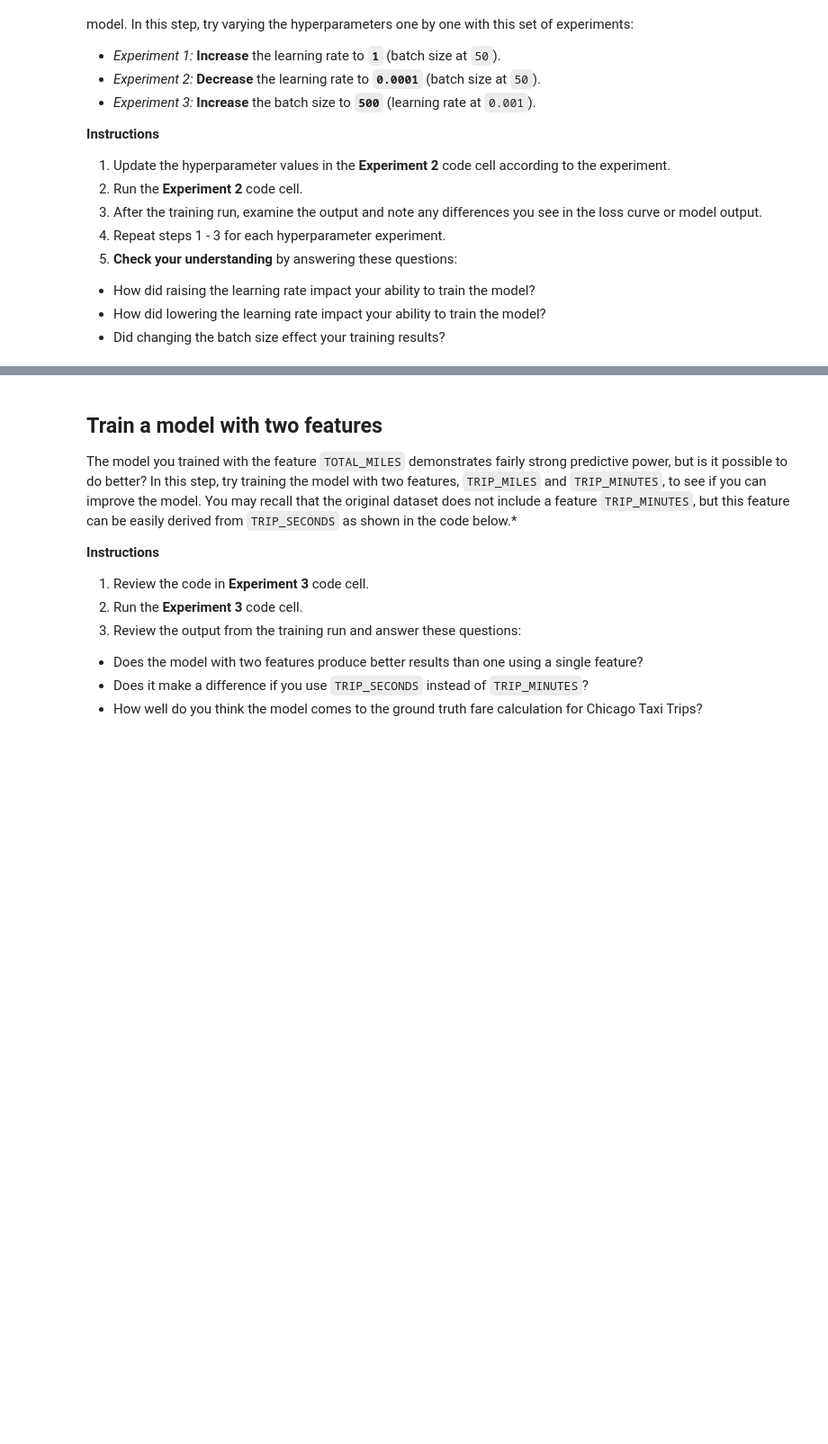
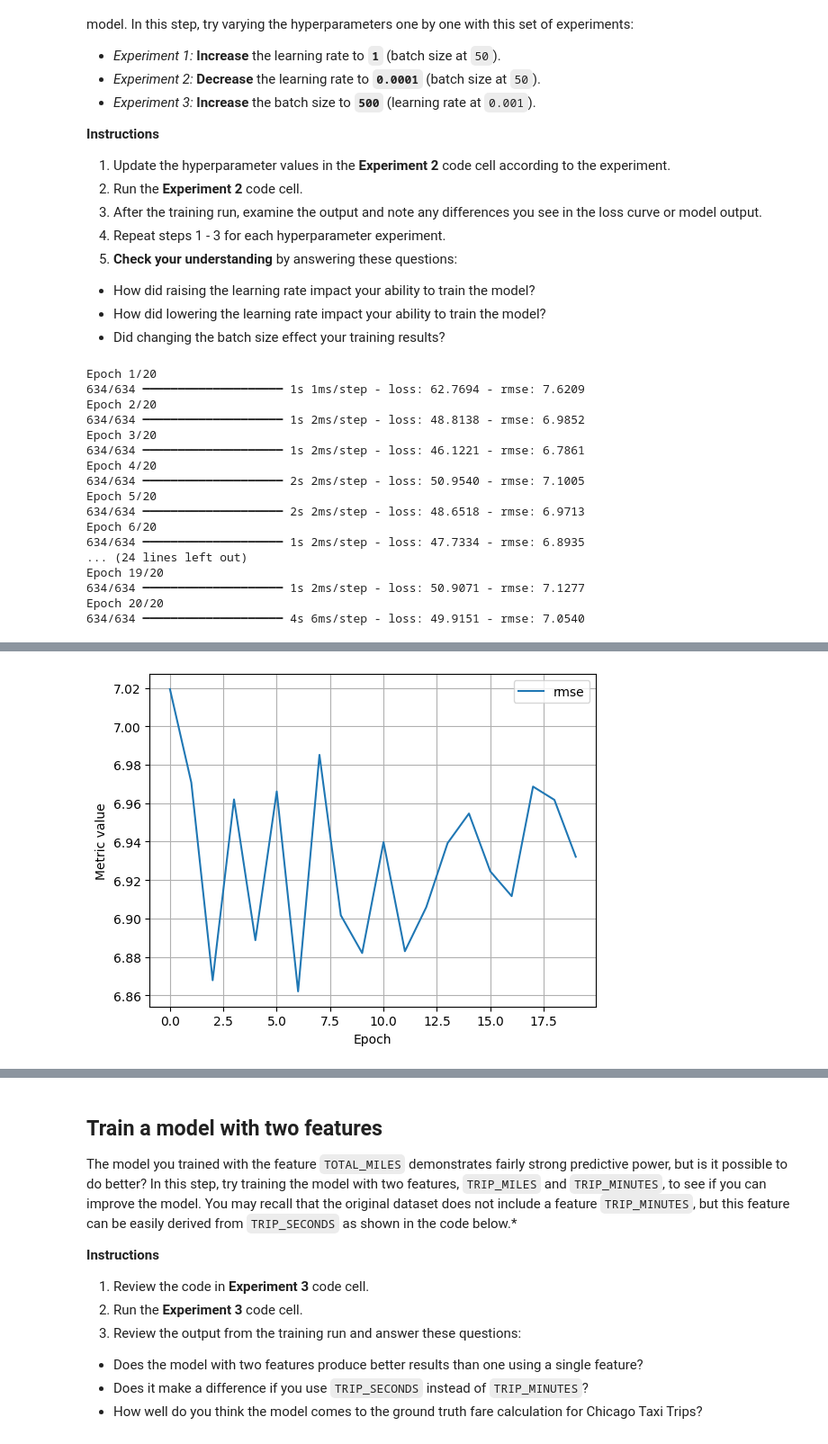
Before and after one commit to Hamtak0/DeepLearning, a Jupyter notebook: linear_regression_taxi.ipynb, the cells around one changed output, grey strips where cells are left out. Shown at 90% size. Saved outputs shown, nothing was run; the diff lists cells and outputs as text; code cells hidden in the pictures; blank space fills up the shorter version.

```diff
--- a/linear_regression_taxi.ipynb
+++ b/linear_regression_taxi.ipynb
@@ -352,8 +483,8 @@ It is common with machine learning to run multiple experiments to find the best
 
 # The following variables are the hyperparameters.
 # TODO - Adjust these hyperparameters to see how they impact a training run.
-settings_2 = ml_edu.experiment.ExperimentSettings(
-    learning_rate = 0.001,
+settings_2_1 = ml_edu.experiment.ExperimentSettings(
+    learning_rate = 1.0,
     number_epochs = 20,
     batch_size = 50,
     input_features = ['TRIP_MILES']
@@ -361,9 +492,27 @@ settings_2 = ml_edu.experiment.ExperimentSettings(
 
 metrics = [keras.metrics.RootMeanSquaredError(name='rmse')]
 
-model_2 = create_model(settings_2, metrics)
+model_2_1 = create_model(settings_2_1, metrics)
 
-experiment_2 = train_model('one_feature_hyper', model_2, training_df, 'FARE', settings_2)
+experiment_2_1 = train_model('one_feature_hyper', model_2_1, training_df, 'FARE', settings_2_1)
 
-ml_edu.results.plot_experiment_metrics(experiment_2, ['rmse'])
-ml_edu.results.plot_model_predictions(experiment_2, training_df, 'FARE')
+ml_edu.results.plot_experiment_metrics(experiment_2_1, ['rmse'])
+ml_edu.results.plot_model_predictions(experiment_2_1, training_df, 'FARE')
+# %% [output]
+Epoch 1/20
+634/634 ━━━━━━━━━━━━━━━━━━━━ 1s 1ms/step - loss: 62.7694 - rmse: 7.6209
+Epoch 2/20
+634/634 ━━━━━━━━━━━━━━━━━━━━ 1s 2ms/step - loss: 48.8138 - rmse: 6.9852
+Epoch 3/20
+634/634 ━━━━━━━━━━━━━━━━━━━━ 1s 2ms/step - loss: 46.1221 - rmse: 6.7861
+Epoch 4/20
+634/634 ━━━━━━━━━━━━━━━━━━━━ 2s 2ms/step - loss: 50.9540 - rmse: 7.1005
+Epoch 5/20
+634/634 ━━━━━━━━━━━━━━━━━━━━ 2s 2ms/step - loss: 48.6518 - rmse: 6.9713
+Epoch 6/20
+634/634 ━━━━━━━━━━━━━━━━━━━━ 1s 2ms/step - loss: 47.7334 - rmse: 6.8935
+... (24 lines left out)
+Epoch 19/20
+634/634 ━━━━━━━━━━━━━━━━━━━━ 1s 2ms/step - loss: 50.9071 - rmse: 7.1277
+Epoch 20/20
+634/634 ━━━━━━━━━━━━━━━━━━━━ 4s 6ms/step - loss: 49.9151 - rmse: 7.0540
@@ -369,0 +522 @@ ml_edu.results.plot_model_predictions(experiment_2, training_df, 'FARE')
+[figure, added]
```
Also changed, not shown: parts of 27 cells of this notebook.
